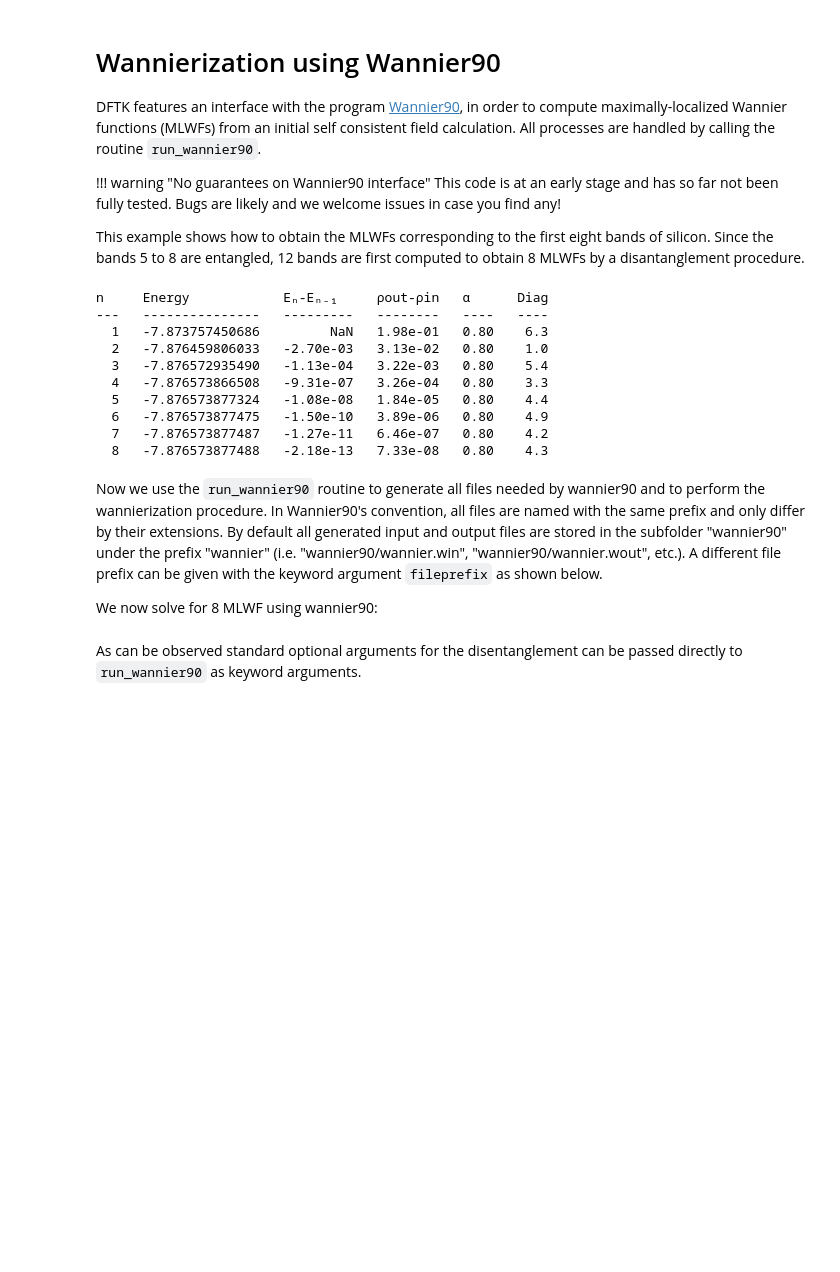
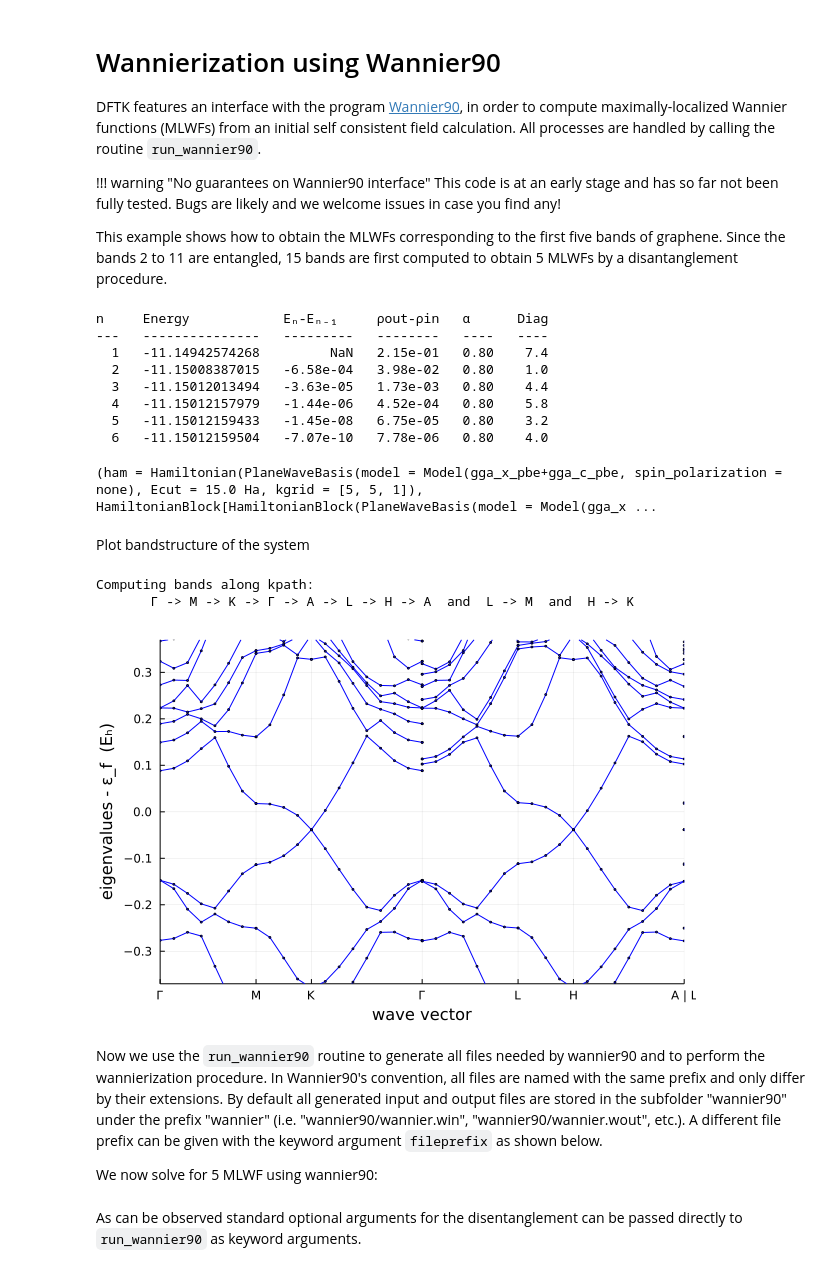
Before and after one commit to qiaojunfeng/DFTK.jl, a Jupyter notebook: dev/examples/wannier90.ipynb, the cells around one changed output. Drawn from its saved outputs; the diff is of its cells as text; code cells hidden in the pictures; blank space fills up the shorter version.

```diff
--- a/dev/examples/wannier90.ipynb
+++ b/dev/examples/wannier90.ipynb
@@ -12,32 +12,42 @@ All processes are handled by calling the routine `run_wannier90`.
     Bugs are likely and we welcome issues in case you find any!
 
 This example shows how to obtain the MLWFs corresponding
-to the first eight bands of silicon. Since the bands 5 to 8 are entangled,
-12 bands are first computed to obtain 8 MLWFs by a disantanglement procedure.
+to the first five bands of graphene. Since the bands 2 to 11 are entangled,
+15 bands are first computed to obtain 5 MLWFs by a disantanglement procedure.
 # %%
 using DFTK
+using Unitful
+using UnitfulAtomic
 
-a = 10.26
-lattice = a / 2 * [[0 1 1.];
-                   [1 0 1.];
-                   [1 1 0.]]
-Si = ElementPsp(:Si, psp=load_psp("hgh/pbe/Si-q4"))
-atoms = [ Si => [zeros(3), 0.25*[-1, 3, -1]] ]  # Non-symmetric silicon crystal
-model = model_PBE(lattice, atoms)
-basis = PlaneWaveBasis(model; Ecut=15, kgrid=[4, 4, 4])
+d = 10u"Å"
+a = 2.641u"Å"  # Graphene Lattice constant
+lattice = [a  -a/2    0;
+           0  √3*a/2  0;
+           0     0    d]
 
-scfres = self_consistent_field(basis, tol=1e-12, n_bands=12);
+C = ElementPsp(:C, psp=load_psp("hgh/pbe/c-q4"))
+atoms  = [C => [[0.0, 0.0, 0.0], [1//3, 2//3, 0.0]]]
+model  = model_PBE(lattice, atoms)
+basis  = PlaneWaveBasis(model; Ecut=15, kgrid=[5, 5, 1])
+scfres = self_consistent_field(basis; n_bands=15, tol=1e-8)
 # %% [output]
 n     Energy            Eₙ-Eₙ₋₁     ρout-ρin   α      Diag
 ---   ---------------   ---------   --------   ----   ----
-  1   -7.873757450686         NaN   1.98e-01   0.80    6.3
-  2   -7.876459806033   -2.70e-03   3.13e-02   0.80    1.0
-  3   -7.876572935490   -1.13e-04   3.22e-03   0.80    5.4
-  4   -7.876573866508   -9.31e-07   3.26e-04   0.80    3.3
-  5   -7.876573877324   -1.08e-08   1.84e-05   0.80    4.4
-  6   -7.876573877475   -1.50e-10   3.89e-06   0.80    4.9
-  7   -7.876573877487   -1.27e-11   6.46e-07   0.80    4.2
-  8   -7.876573877488   -2.18e-13   7.33e-08   0.80    4.3
+  1   -11.14942574268         NaN   2.15e-01   0.80    7.4
+  2   -11.15008387015   -6.58e-04   3.98e-02   0.80    1.0
+  3   -11.15012013494   -3.63e-05   1.73e-03   0.80    4.4
+  4   -11.15012157979   -1.44e-06   4.52e-04   0.80    5.8
+  5   -11.15012159433   -1.45e-08   6.75e-05   0.80    3.2
+  6   -11.15012159504   -7.07e-10   7.78e-06   0.80    4.0
+(ham = Hamiltonian(PlaneWaveBasis(model = Model(gga_x_pbe+gga_c_pbe, spin_polarization = none), Ecut = 15.0 Ha, kgrid = [5, 5, 1]), HamiltonianBlock[HamiltonianBlock(PlaneWaveBasis(model = Model(gga_x ...
+# %% [markdown]
+Plot bandstructure of the system
+# %%
+plot_bandstructure(scfres; kline_density=10)
+# %% [output]
+Computing bands along kpath:
+       Γ -> M -> K -> Γ -> A -> L -> H -> A  and  L -> M  and  H -> K
+[figure, added]
 # %% [markdown]
 Now we use the `run_wannier90` routine to generate all files needed by
 wannier90 and to perform the wannierization procedure.
@@ -47,7 +57,7 @@ in the subfolder "wannier90" under the prefix "wannier" (i.e. "wannier90/wannier
 "wannier90/wannier.wout", etc.). A different file prefix can be given with the
 keyword argument `fileprefix` as shown below.
 
-We now solve for 8 MLWF using wannier90:
+We now solve for 5 MLWF using wannier90:
 # %%
 using wannier90_jll  # Needed to make run_wannier90 available
 run_wannier90(scfres;
```
Also changed, not shown: parts of 1 cell of this notebook, 50 other files.
